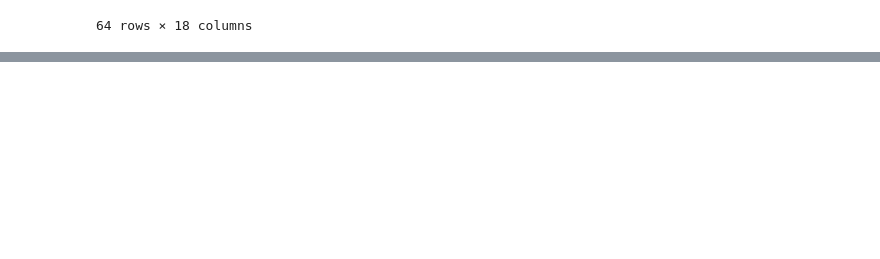
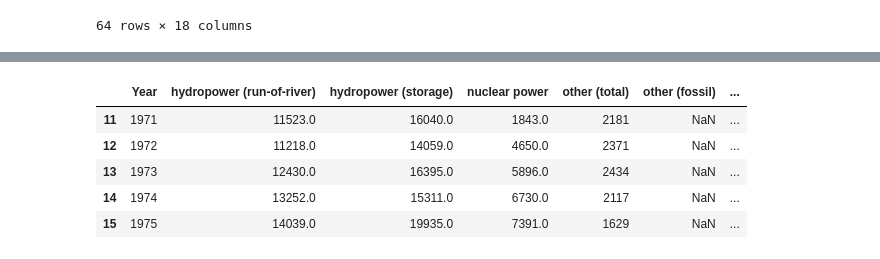
Before and after one commit to dario-baumberger/hslu-dviz-swiss-energy, a Jupyter notebook: python/ogd32_elektrizitaetbilanz_jahreswerte.ipynb, the cells around one changed output, grey strips where cells are left out. Drawn from its saved outputs; the diff is of its cells as text; code cells hidden in the pictures; blank space fills up the shorter version.

```diff
--- a/python/ogd32_elektrizitaetbilanz_jahreswerte.ipynb
+++ b/python/ogd32_elektrizitaetbilanz_jahreswerte.ipynb
@@ -97,3 +85,44 @@ display(df_data_erzeugung)
+# %%
+df_data_erzeugung = df_data[[
+    'Jahr',
+    'Erzeugung_laufwerk_GWh',
+    'Erzeugung_speicherwerk_GWh',
+    'Erzeugung_kernkraftwerk_GWh',
+    'Erzeugung_andere_total_GWh',
+    'Erzeugung_andere_fossil_GWh',
+    'Erzeugung_andere_erneuerbare_abfaelle_GWh',
+    'Erzeugung_holz_GWh',
+    'Erzeugung_biogas_GWh',
+    'Erzeugung_photovoltaik_GWh',
+    'Erzeugung_wind_GWh'
+]]
+
+df_data_erzeugung = df_data_erzeugung[df_data['Jahr'] > 1970]
+
+df_data_erzeugung.rename(columns={
+    'Jahr': 'Year',
+    'Erzeugung_laufwerk_GWh': 'hydropower (run-of-river)',
+    'Erzeugung_speicherwerk_GWh': 'hydropower (storage)',
+    'Erzeugung_kernkraftwerk_GWh': 'nuclear power',
+    'Erzeugung_andere_total_GWh': 'other (total)',
+    'Erzeugung_andere_fossil_GWh': 'other (fossil)',
+    'Erzeugung_andere_erneuerbare_abfaelle_GWh': 'other (renewable waste)',
+    'Erzeugung_holz_GWh': 'wood',
+    'Erzeugung_biogas_GWh': 'biogas',
+    'Erzeugung_photovoltaik_GWh': 'photovoltaic',
+    'Erzeugung_wind_GWh': 'wind'
+}, inplace=True)
+
+
+
+df_data_erzeugung.head()
+# %% [output]
+|  | Year | hydropower (run-of-river) | hydropower (storage) | nuclear power | other (total) | other (fossil) | ... |
+| 11 | 1971 | 11523.0 | 16040.0 | 1843.0 | 2181 | NaN | ... |
+| 12 | 1972 | 11218.0 | 14059.0 | 4650.0 | 2371 | NaN | ... |
+| 13 | 1973 | 12430.0 | 16395.0 | 5896.0 | 2434 | NaN | ... |
+| 14 | 1974 | 13252.0 | 15311.0 | 6730.0 | 2117 | NaN | ... |
+| 15 | 1975 | 14039.0 | 19935.0 | 7391.0 | 1629 | NaN | ... |
 # %%
 df_data_erzeugung.plot(kind='bar', figsize=(12, 8))
 
```
Also changed, not shown: parts of 4 cells of this notebook, 8 other files.
